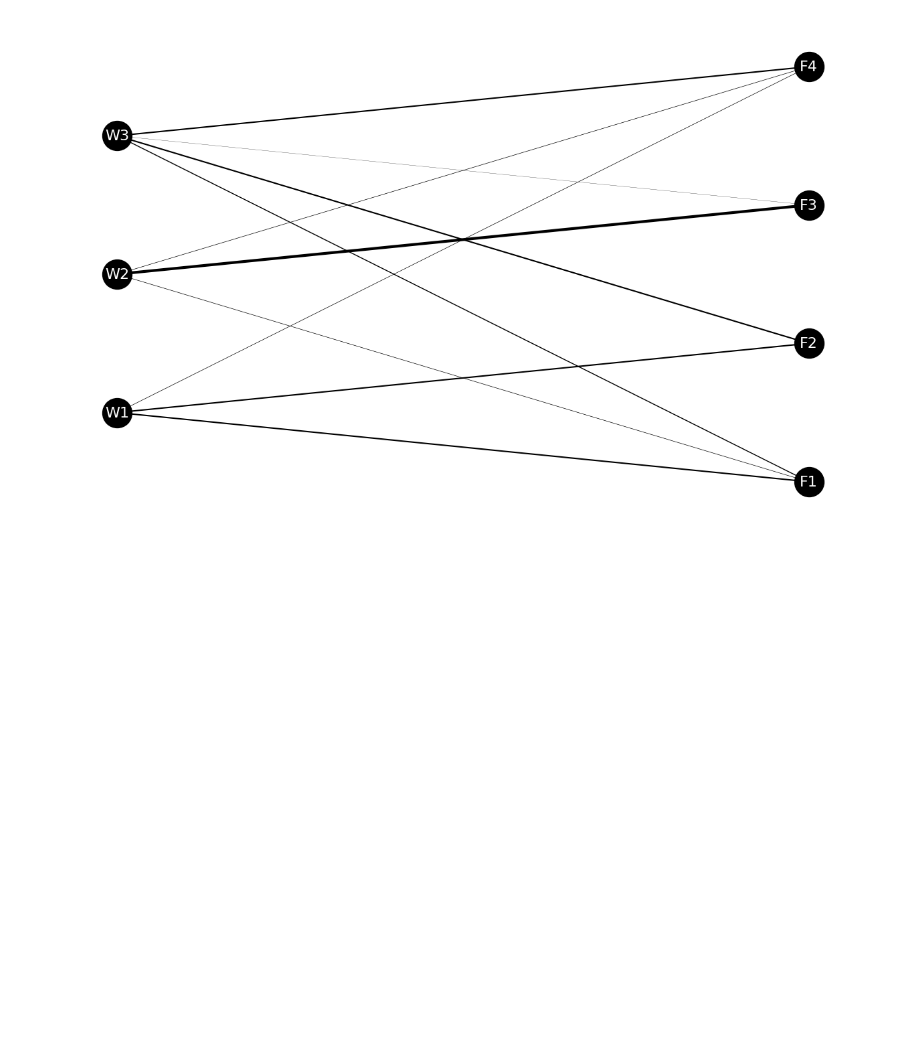
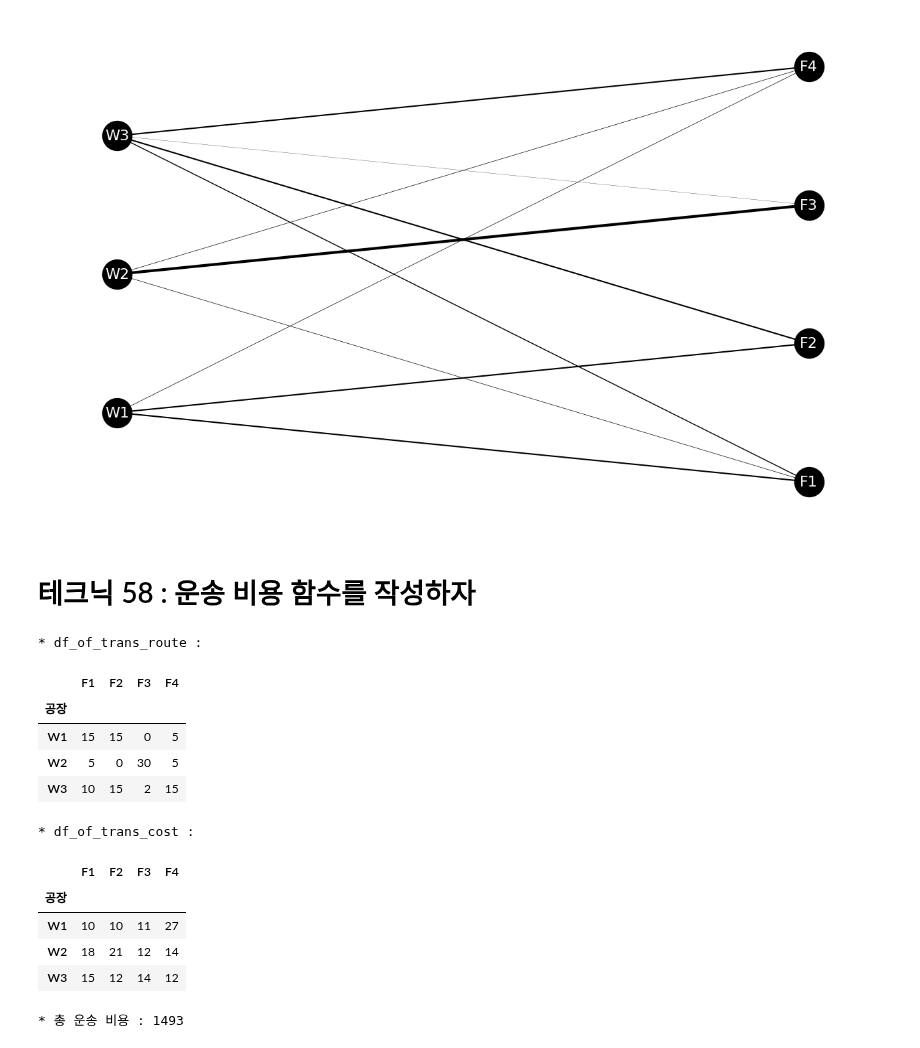
Before and after one commit to wooseok1152/python-data_analysis, a Jupyter notebook: 6장 물류의 최적경로를 컨설팅하는 테크닉10.ipynb, the cells around one changed output. Drawn from its saved outputs; the diff is of its cells as text; code cells hidden in the pictures; blank space fills up the shorter version.

Commit message:
finished chapter 6

```diff
--- a/6장 물류의 최적경로를 컨설팅하는 테크닉10.ipynb
+++ b/6장 물류의 최적경로를 컨설팅하는 테크닉10.ipynb
@@ -387,3 +387,44 @@ plt.show()
 | 1 | 1 | 2 | 3 | 0.5 | 1.5 | 2.5 | 3.5 |
 * edge_weights : [1.5, 1.5, 0.0, 0.5, 0.5, 0.0, 3.0, 0.5, 1.0, 1.5, 0.2, 1.5]
 [figure]
+# %% [markdown]
+# 테크닉 58 : 운송 비용 함수를 작성하자
+# %%
+import pandas as pd
+
+df_of_trans_route = pd.read_csv("./pyda100-master/Chapter_6/trans_route.csv", index_col = '공장') # trans_route.csv : 어느 창고에서 어느 공장으로, 어느 정도의 양을 운송했는지 기록한 파일
+print("* df_of_trans_route :")
+display(df_of_trans_route)
+
+df_of_trans_cost  = pd.read_csv("./pyda100-master/Chapter_6/trans_cost.csv", index_col = '공장')
+print("* df_of_trans_cost :")
+display(df_of_trans_cost)
+
+# 운송 비용 함수 정의
+
+def trans_cost(df_of_trans_route : pd.DataFrame, df_of_trans_cost : pd.DataFrame) -> int :
+
+    cost = 0
+    for index_of_warehouse in range(len(df_of_trans_route.index)) :
+
+        for index_of_factory in range(len(df_of_trans_cost.columns)) :
+
+            cost = cost + (df_of_trans_route.iloc[index_of_warehouse, [index_of_factory]][0] * df_of_trans_cost.iloc[index_of_warehouse, [index_of_factory]][0])
+
+    return cost
+
+print("* 총 운송 비용 :", trans_cost(df_of_trans_route, df_of_trans_cost))
+# %% [output]
+* df_of_trans_route :
+|  | F1 | F2 | F3 | F4 |
+| 공장 |  |  |  |  |
+| W1 | 15 | 15 | 0 | 5 |
+| W2 | 5 | 0 | 30 | 5 |
+| W3 | 10 | 15 | 2 | 15 |
+* df_of_trans_cost :
+|  | F1 | F2 | F3 | F4 |
+| 공장 |  |  |  |  |
+| W1 | 10 | 10 | 11 | 27 |
+| W2 | 18 | 21 | 12 | 14 |
+| W3 | 15 | 12 | 14 | 12 |
+* 총 운송 비용 : 1493
```
Also changed, not shown: parts of 4 cells of this notebook.
